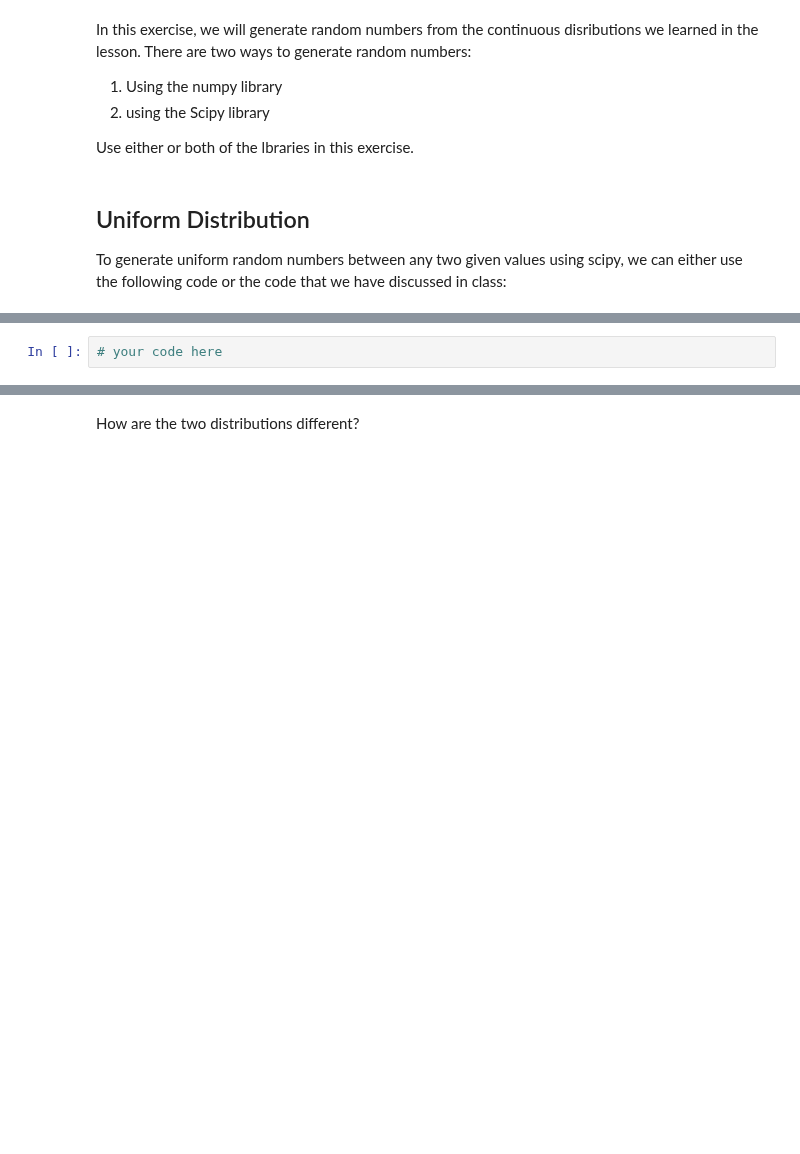
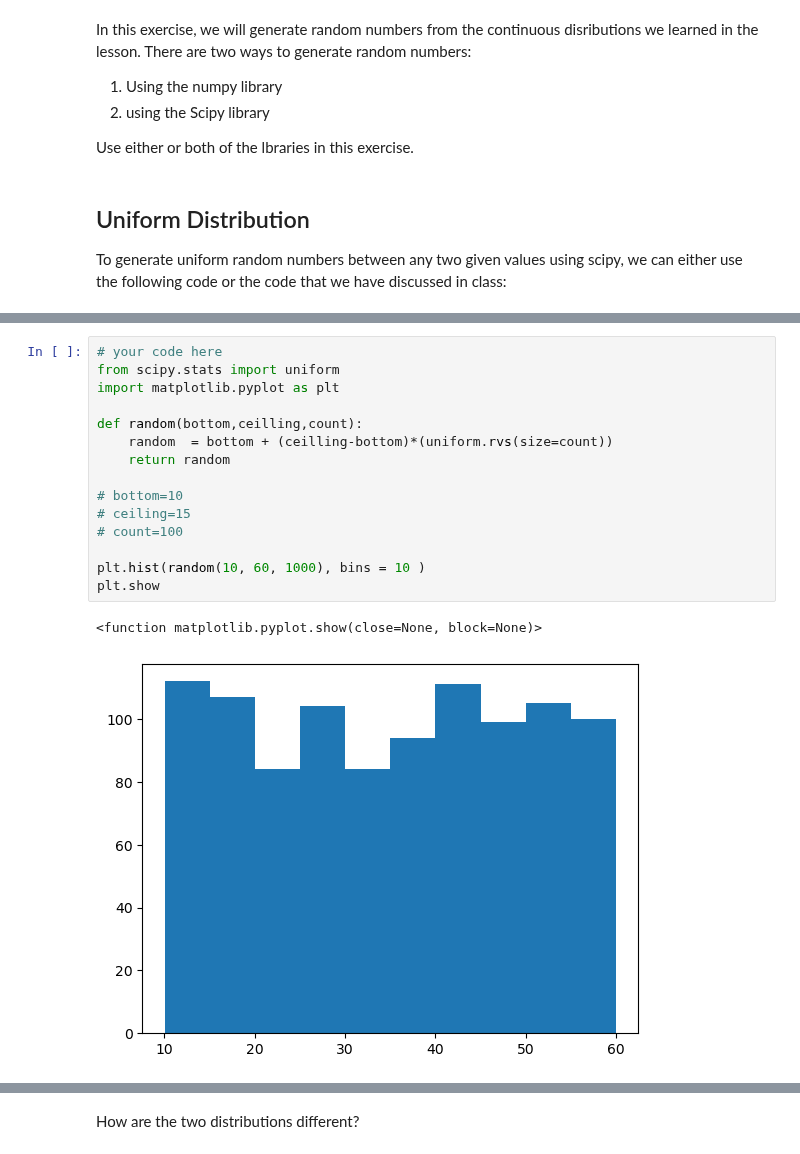
Before and after one commit to ta-data-lis/lab-probability-distributions, a Jupyter notebook: your-code/continuous.ipynb, the cells around one changed output, grey strips where cells are left out. Drawn from its saved outputs; the diff is of its cells as text; blank space fills up the shorter version.

```diff
--- a/your-code/continuous.ipynb
+++ b/your-code/continuous.ipynb
@@ -42,5 +45,21 @@ print(randoms)
 Your output should look like below:
 
 ![uniform distribution](ud.png)
-# %%
-# your code here
+# %%
+# your code here
+from scipy.stats import uniform
+import matplotlib.pyplot as plt
+
+def random(bottom,ceilling,count):
+    random  = bottom + (ceilling-bottom)*(uniform.rvs(size=count))
+    return random
+
+# bottom=10
+# ceiling=15
+# count=100
+
+plt.hist(random(10, 60, 1000), bins = 10 )
+plt.show
+# %% [output]
+<function matplotlib.pyplot.show(close=None, block=None)>
+[figure, added]
```
Also changed, not shown: parts of 22 cells of this notebook.
